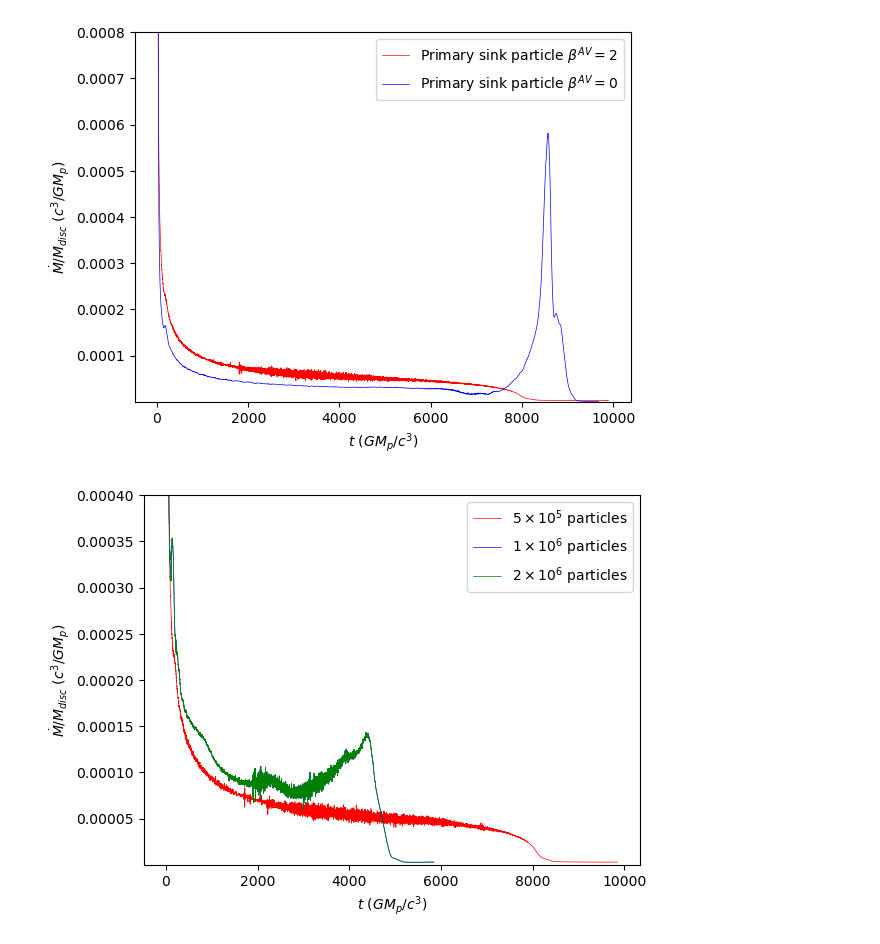
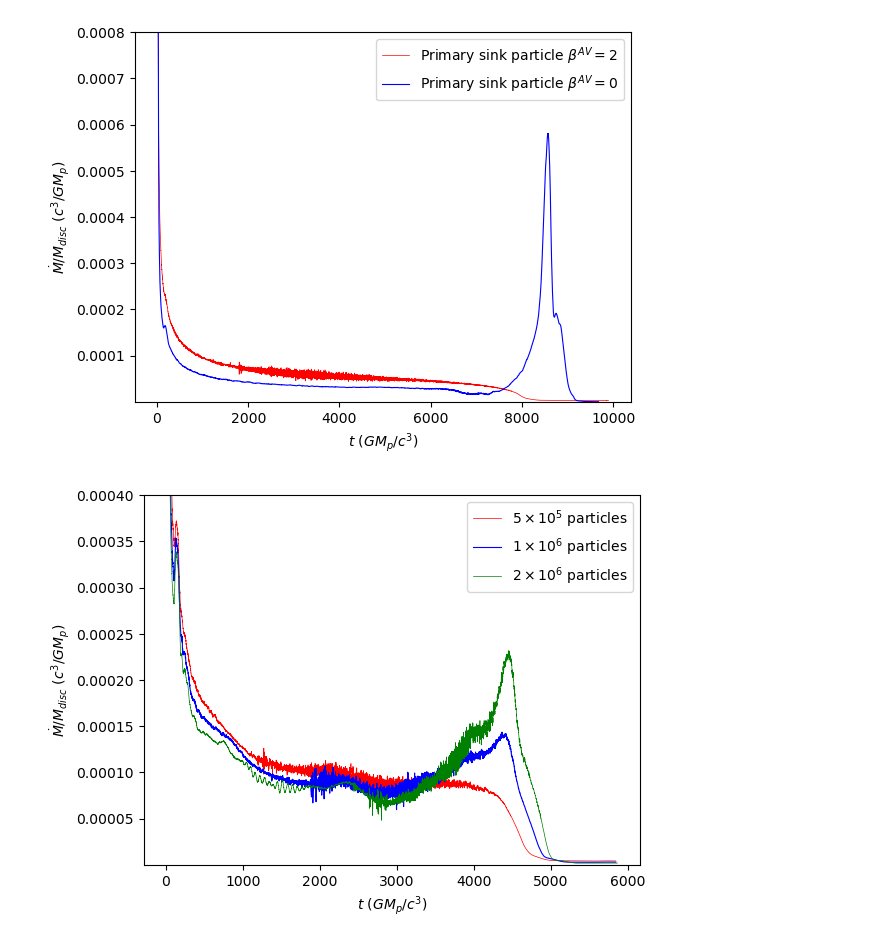
Before and after one commit to tomshilling04/physics_repo, a Jupyter notebook: Accretion_rate.ipynb, the cells around one changed output. Cells and saved outputs as stored; diff of their text form; code cells hidden in the pictures.

```diff
--- a/Accretion_rate.ipynb
+++ b/Accretion_rate.ipynb
@@ -23,7 +23,7 @@ def totalmass(filename,Mdisc):
     return totalm
 # %%
 #don't forget to change titles when changing data and file names.
-file = "C:/Users/tomsh/OneDrive - University of Leeds/year 4/Accretion disc/Semester 2/Week7/alpha005_resol2mill/gwdisc01_al005r2mill.ev"
+file = "C:/Users/tomsh/OneDrive - University of Leeds/year 4/Accretion disc/Semester 2/Week3/Cer_normal/gwdisc01_cer.ev"
 file1 = np.loadtxt(file)
 mass_acc1 = file1[:,20]
 mass_acc2 = file1[:,21]
@@ -34,7 +34,7 @@ plt.plot(time1,mass_acc2,'-',color = 'blue',label = 'Sink Mass 2')
 plt.plot(time1,totmass,'-', color = 'green',label = 'Disc mass')
 plt.xlabel('time (code units)')
 plt.ylabel('Accreted Mass ($\Delta{M}$)')
-plt.title(r"accumalative accreted mass across time resol 2 million $\alpha_{SS}=0.005$")
+#plt.title(r"accumalative accreted mass across time resol 2 million $\alpha_{SS}=0.005$")
 plt.legend()
 #plt.savefig("Accreted_mass_across_time_resol1mill_alpha_0.005.png")
 plt.show()
@@ -146,32 +145,33 @@ file3 = "C:/Users/tomsh/OneDrive - University of Leeds/year 4/Accretion disc/Sem
 tmidP, MdotP = Mass_acc_rate_graph_Primary(file2,0.01) #change the disc file according to the data you are looking for
 tmidP2, MdotP2 = Mass_acc_rate_graph_Primary(file3,1) #change the disc file according to the data you are looking for
 plt.plot(tmidP, MdotP, '-', color = 'red', linewidth = 0.5, label = r"Primary sink particle $\beta^{AV}=2$")
-plt.plot(tmidP2, MdotP2, '-', color = 'blue', linewidth = 0.5, label = r"Primary sink particle $\beta^{AV}=0$")
+plt.plot(tmidP2, MdotP2, '-', color = 'blue', linewidth = 0.8, label = r"Primary sink particle $\beta^{AV}=0$")
 plt.ylabel("$\dot{M}$/$M_{disc}$ ($c^3$/$GM_p$)")
 plt.xlabel ("$t$ ($GM_p$/$c^3$)")
 plt.ylim(10**(-8),0.0008)
 
 plt.legend()
-plt.savefig("Accretion_rate_across_time_beta_primaries")
+
 plt.show()
+plt.savefig("Accretion_rate_across_time_beta_primaries.png")
 # %% [output]
-[figure, old version]
+[figure, new version]
 # %%
-file4 = "C:/Users/tomsh/OneDrive - University of Leeds/year 4/Accretion disc/Semester 2/Week6/alpha_0.005/gwdisc01_al005.ev"
+file4 = "C:/Users/tomsh/OneDrive - University of Leeds/year 4/Accretion disc/Semester 2/Week9/alpha_005_500r/gwdisc01.ev"
 file5 = "C:/Users/tomsh/OneDrive - University of Leeds/year 4/Accretion disc/Semester 2/Week6/alpha_0.005_resol1mill/gwdisc01_al005r1mill.ev"
 file6 = "C:/Users/tomsh/OneDrive - University of Leeds/year 4/Accretion disc/Semester 2/Week7/alpha005_resol2mill/gwdisc01_al005r2mill.ev"
 tmidP3, MdotP3 = Mass_acc_rate_graph_Primary(file4,0.1) #change the disc file according to the data you are looking for
 tmidP4, MdotP4 = Mass_acc_rate_graph_Primary(file5,0.1) #change the disc file according to the data you are looking for
-tmidP5, MdotP5 = Mass_acc_rate_graph_Primary(file5,0.1)
+tmidP5, MdotP5 = Mass_acc_rate_graph_Primary(file6,0.1)
 plt.plot(tmidP3, MdotP3, '-', color = 'red', linewidth = 0.5, label = r"$5 \times 10^5$ particles")
-plt.plot(tmidP4, MdotP4, '-', color = 'blue', linewidth = 0.5, label = r"$1 \times 10^6$ particles")
+plt.plot(tmidP4, MdotP4, '-', color = 'blue', linewidth = 0.8, label = r"$1 \times 10^6$ particles")
 plt.plot(tmidP5, MdotP5, '-', color = 'green',linewidth = 0.5, label = r"$2 \times 10^6$ particles")
 plt.ylabel("$\dot{M}$/$M_{disc}$ ($c^3$/$GM_p$)")
 plt.xlabel ("$t$ ($GM_p$/$c^3$)")
 plt.ylim(10**(-8),0.0004)
 
-plt.legend()
-#plt.savefig("Accretion_rate_across_time_beta_primaries")
+plt.legend(frameon=False)
+plt.savefig("Accretion_rate_across_time_resolution_diff", bbox_inches='tight')
 plt.show()
 # %% [output]
-[figure, old version]
+[figure, new version]
```
Also changed, not shown: parts of 5 cells of this notebook.
